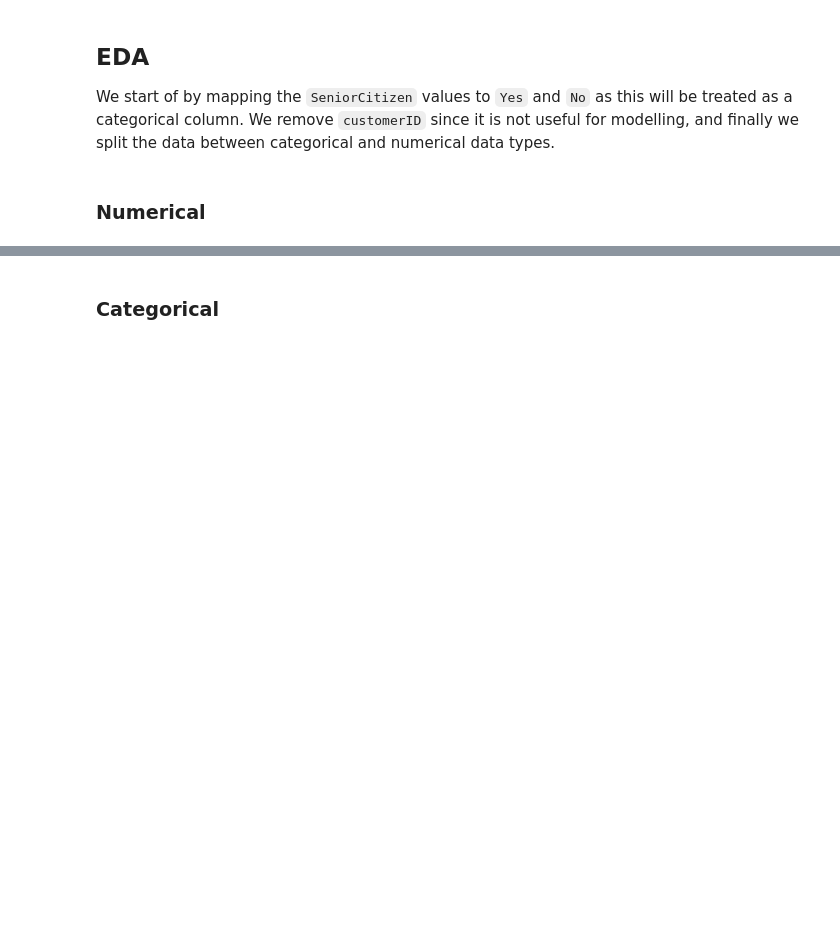
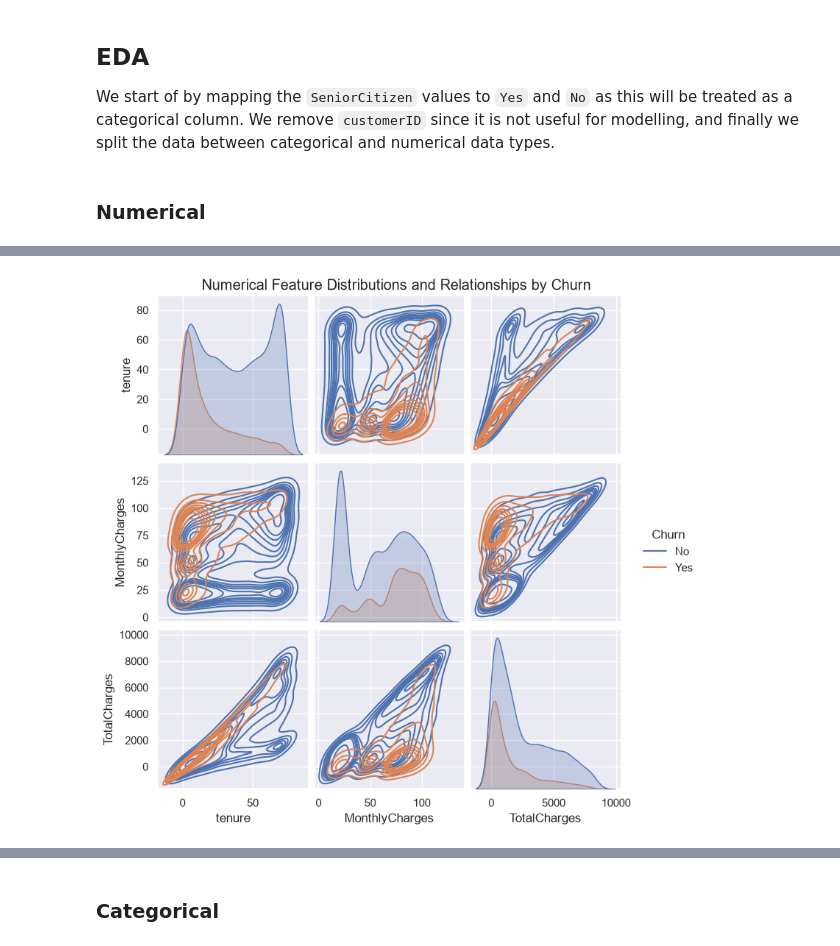
Before and after one commit to H-Konrad/telco-customer-churn, a Jupyter notebook: notebooks/cleaning_and_eda_01.ipynb, the cells around one changed output, grey strips where cells are left out. Saved outputs shown, nothing was run; the diff lists cells and outputs as text; code cells hidden in the pictures; blank space fills up the shorter version.

```diff
--- a/notebooks/cleaning_and_eda_01.ipynb
+++ b/notebooks/cleaning_and_eda_01.ipynb
@@ -105,14 +171,17 @@ plt.show()
 # %%
 graph = sns.pairplot(
     data = numerical,
     hue = "Churn",
     kind = "kde",
     height = 2.5,
     aspect = 1
 )
 
 graph.fig.suptitle(
-    "Numerical Feature Distributions and Relationships by Churn Status",
-    y = 1.01)
+    "Numerical Feature Distributions and Relationships by Churn",
+    y = 1.01
+)
 
 plt.show()
+# %% [output]
+[figure, added]
```
Also changed, not shown: parts of 20 cells of this notebook.
